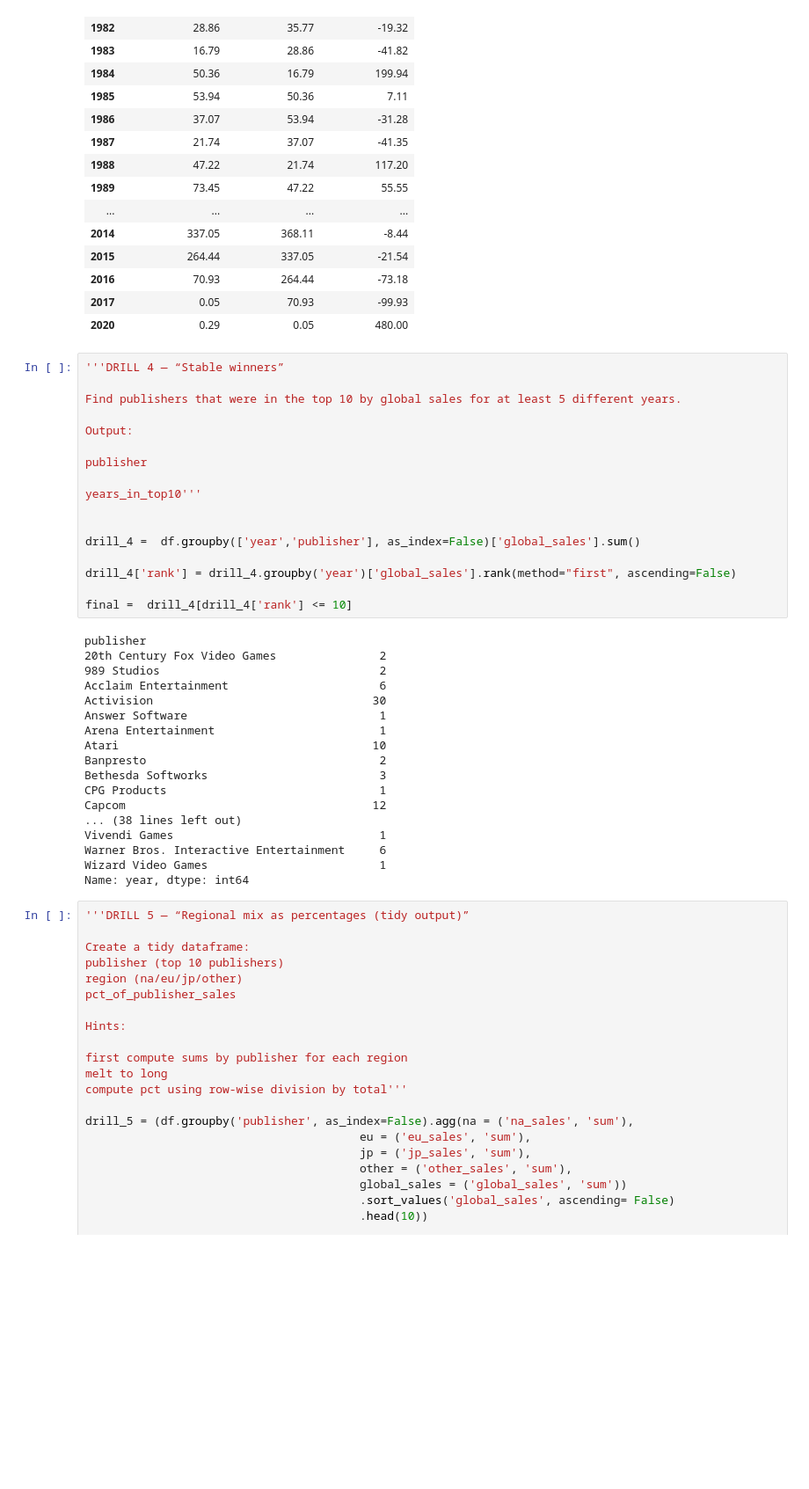
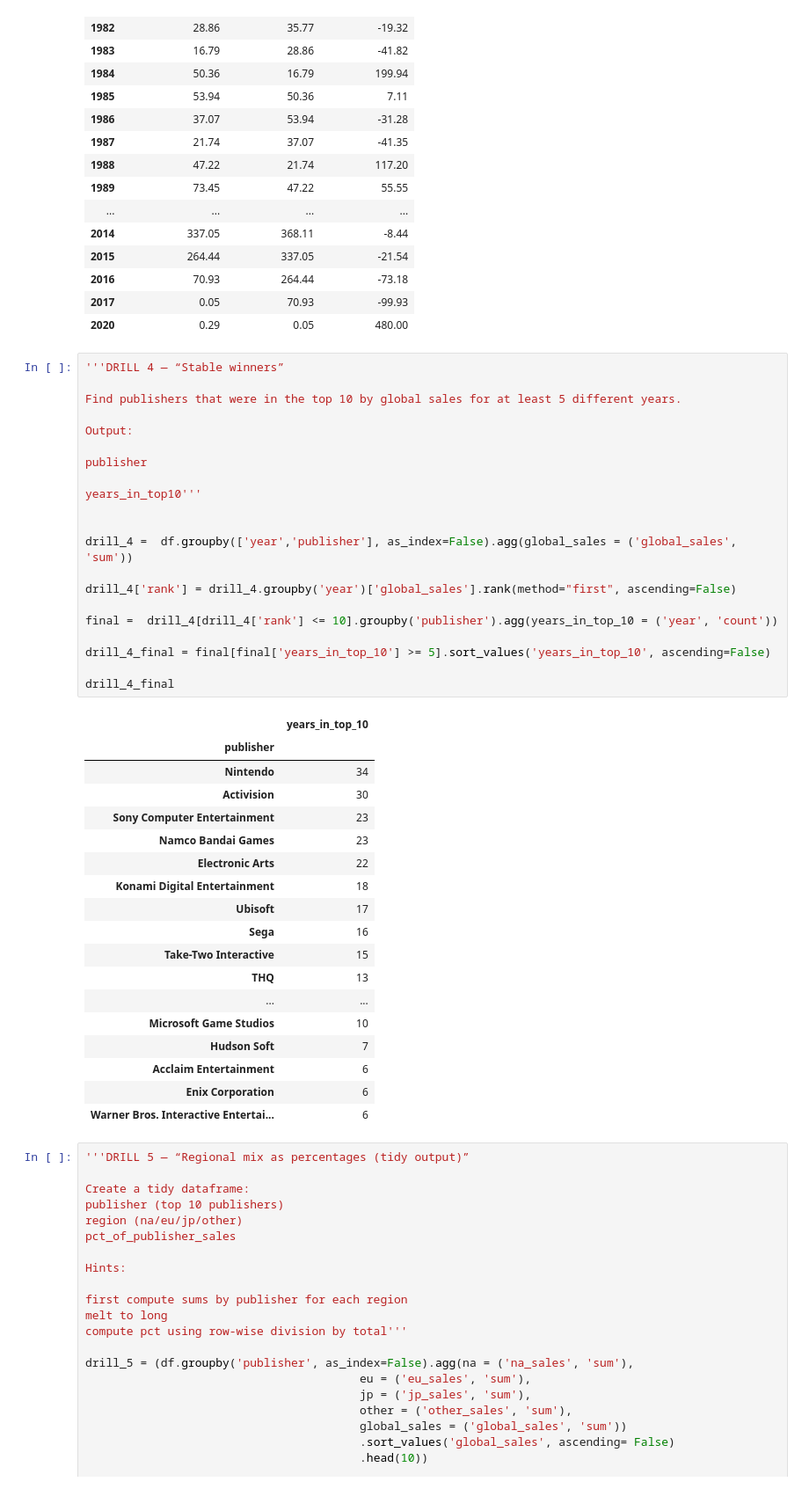
Before and after one commit to 1DownLabs/python-foundations, a Jupyter notebook: notebooks/07_pandas_adv_manipulation.ipynb, the cells around one changed output. Shown at 88% size. Saved outputs shown, nothing was run; the diff lists cells and outputs as text; blank space fills up the shorter version.

```diff
--- a/notebooks/07_pandas_adv_manipulation.ipynb
+++ b/notebooks/07_pandas_adv_manipulation.ipynb
@@ -292,38 +297,43 @@ yoy_growth
 # %%
 '''DRILL 4 — “Stable winners”
 
 Find publishers that were in the top 10 by global sales for at least 5 different years.
 
 Output:
 
 publisher
 
 years_in_top10'''
 
 
-drill_4 =  df.groupby(['year','publisher'], as_index=False)['global_sales'].sum()
+drill_4 =  df.groupby(['year','publisher'], as_index=False).agg(global_sales = ('global_sales', 'sum'))
 
 drill_4['rank'] = drill_4.groupby('year')['global_sales'].rank(method="first", ascending=False)
 
-final =  drill_4[drill_4['rank'] <= 10]
+final =  drill_4[drill_4['rank'] <= 10].groupby('publisher').agg(years_in_top_10 = ('year', 'count'))
+
+drill_4_final = final[final['years_in_top_10'] >= 5].sort_values('years_in_top_10', ascending=False)
+
+drill_4_final
 # %% [output]
-publisher
-20th Century Fox Video Games               2
-989 Studios                                2
-Acclaim Entertainment                      6
-Activision                                30
-Answer Software                            1
-Arena Entertainment                        1
-Atari                                     10
-Banpresto                                  2
-Bethesda Softworks                         3
-CPG Products                               1
-Capcom                                    12
-... (38 lines left out)
-Vivendi Games                              1
-Warner Bros. Interactive Entertainment     6
-Wizard Video Games                         1
-Name: year, dtype: int64
+|  | years_in_top_10 |
+| publisher |  |
+| Nintendo | 34 |
+| Activision | 30 |
+| Sony Computer Entertainment | 23 |
+| Namco Bandai Games | 23 |
+| Electronic Arts | 22 |
+| Konami Digital Entertainment | 18 |
+| Ubisoft | 17 |
+| Sega | 16 |
+| Take-Two Interactive | 15 |
+| THQ | 13 |
+| ... | ... |
+| Microsoft Game Studios | 10 |
+| Hudson Soft | 7 |
+| Acclaim Entertainment | 6 |
+| Enix Corporation | 6 |
+| Warner Bros. Interactive Entertai... | 6 |
 # %%
 '''DRILL 5 — “Regional mix as percentages (tidy output)”
 
```
Also changed, not shown: parts of 1 cell of this notebook.
